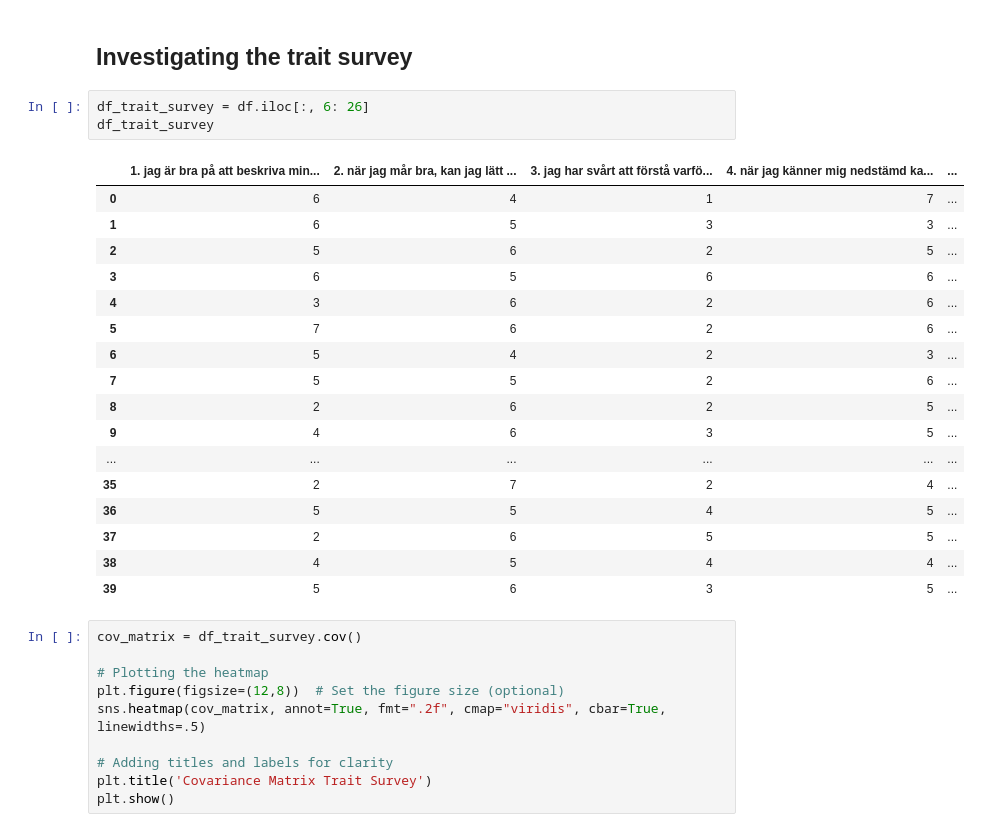
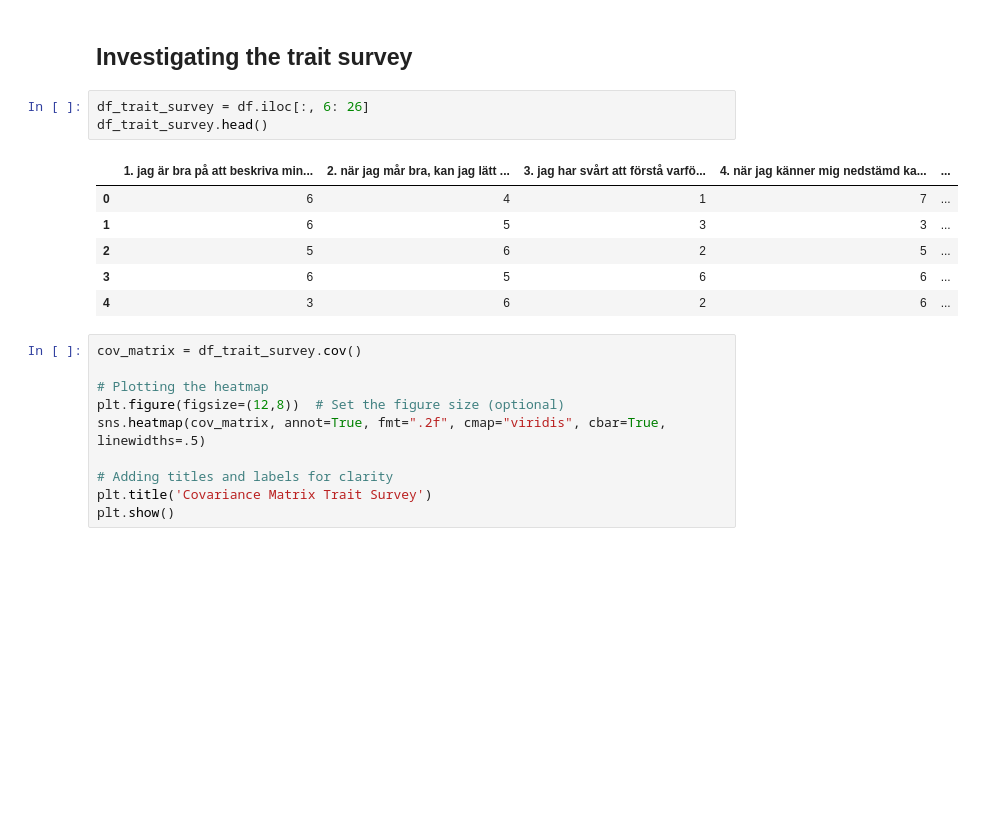
Before and after one commit to timlac/dsy-behavioral-experiments, a Jupyter notebook: face2face_analysis.ipynb, the cells around one changed output. Saved outputs shown, nothing was run; the diff lists cells and outputs as text; blank space fills up the shorter version.

```diff
--- a/face2face_analysis.ipynb
+++ b/face2face_analysis.ipynb
@@ -56,25 +45,14 @@ plt.show()
 ## Investigating the trait survey
 # %%
 df_trait_survey = df.iloc[:, 6: 26]
-df_trait_survey
+df_trait_survey.head()
 # %% [output]
 |  | 1. jag är bra på att beskriva min... | 2. när jag mår bra, kan jag lätt ... | 3. jag har svårt att förstå varfö... | 4. när jag känner mig nedstämd ka... | ... |
 | 0 | 6 | 4 | 1 | 7 | ... |
 | 1 | 6 | 5 | 3 | 3 | ... |
 | 2 | 5 | 6 | 2 | 5 | ... |
 | 3 | 6 | 5 | 6 | 6 | ... |
 | 4 | 3 | 6 | 2 | 6 | ... |
-| 5 | 7 | 6 | 2 | 6 | ... |
-| 6 | 5 | 4 | 2 | 3 | ... |
-| 7 | 5 | 5 | 2 | 6 | ... |
-| 8 | 2 | 6 | 2 | 5 | ... |
-| 9 | 4 | 6 | 3 | 5 | ... |
-| ... | ... | ... | ... | ... | ... |
-| 35 | 2 | 7 | 2 | 4 | ... |
-| 36 | 5 | 5 | 4 | 5 | ... |
-| 37 | 2 | 6 | 5 | 5 | ... |
-| 38 | 4 | 5 | 4 | 4 | ... |
-| 39 | 5 | 6 | 3 | 5 | ... |
 # %%
 cov_matrix = df_trait_survey.cov()
 
```
Also changed, not shown: parts of 3 cells of this notebook, 2 other files.
